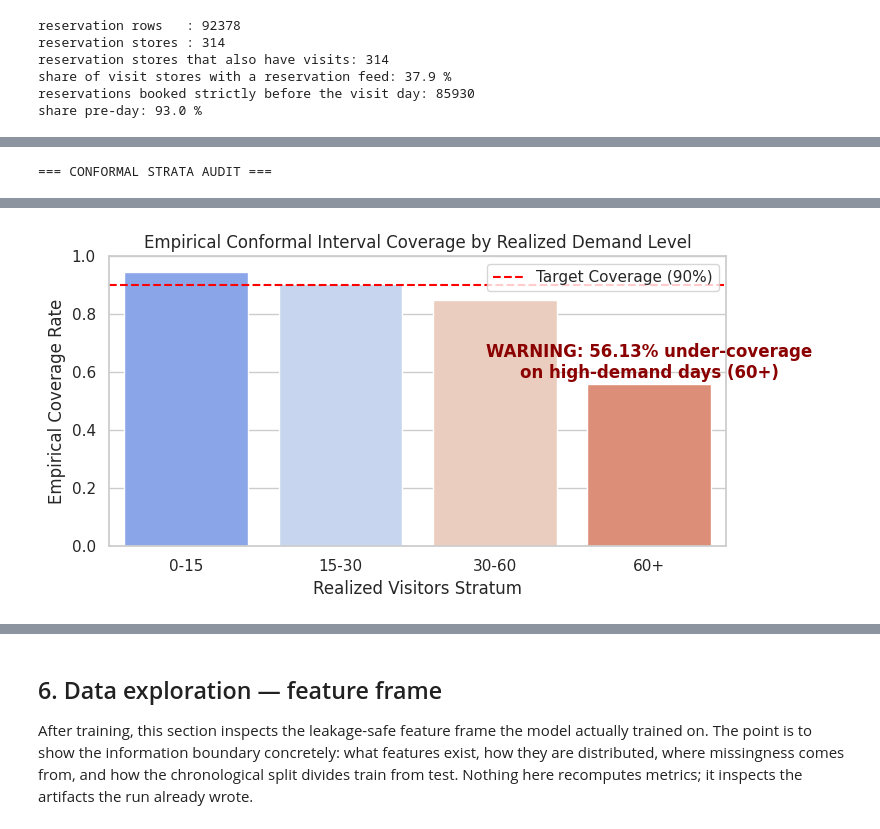
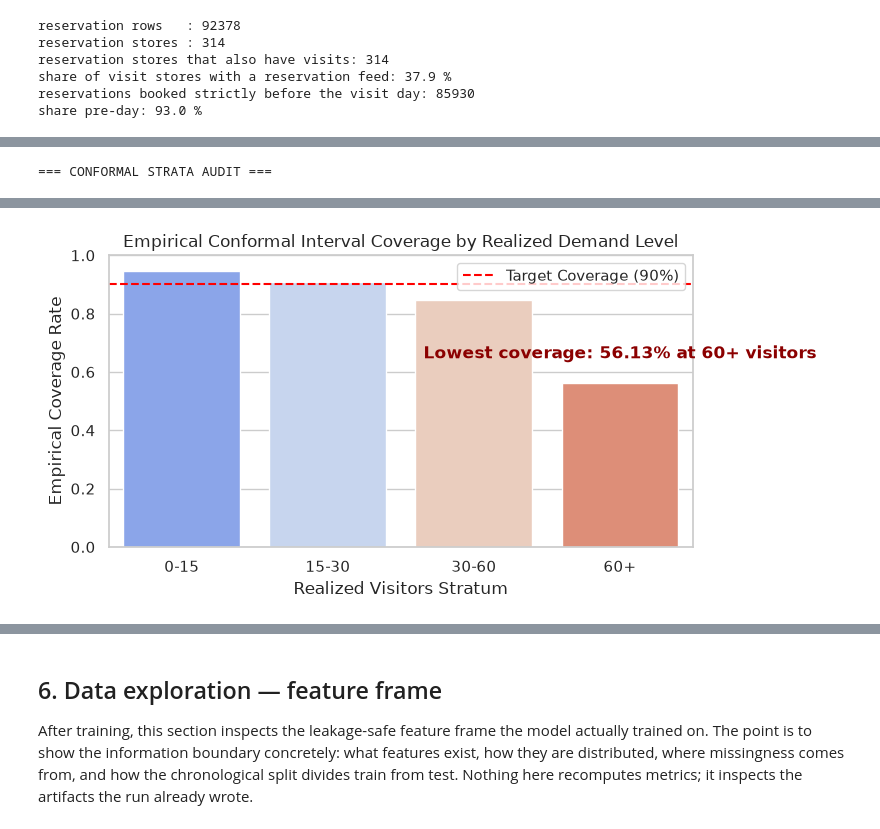
Before and after one commit to kelvintawe13/DemandIQ, a Jupyter notebook: model/notebooks/DemandIQ_03_Training_and_Export_final.ipynb, the cells around one changed output, grey strips where cells are left out. Drawn from its saved outputs; the diff is of its cells as text; code cells hidden in the pictures.

```diff
--- a/model/notebooks/DemandIQ_03_Training_and_Export_final.ipynb
+++ b/model/notebooks/DemandIQ_03_Training_and_Export_final.ipynb
@@ -114,6 +97,10 @@ from pathlib import Path
 import os
 import sys
 
+# Which run directory to read (and write) under model/artifacts/runs. The
+# default is the run the backend serves; override with DEMANDIQ_RUN_NAME.
+RUN_NAME = os.environ.get("DEMANDIQ_RUN_NAME", "latest")
+
 # ---------------------------------------------------------------- environment
 IS_COLAB = "google.colab" in sys.modules or Path("/content").exists()
 
@@ -122,8 +109,8 @@ if IS_COLAB:
     drive.mount("/content/drive")
     REPO_ROOT = Path("/content/demandiq")
     DATA_ROOT = REPO_ROOT / "model" / "data" / "recruit"
-    CKPT_DIR = REPO_ROOT / "model" / "artifacts" / "runs" / "nb03"
-    FIG_DIR = REPO_ROOT / "model" / "figures" / "nb03"
+    CKPT_DIR = REPO_ROOT / "model" / "artifacts" / "runs" / RUN_NAME
+    FIG_DIR = REPO_ROOT / "model" / "figures" / RUN_NAME
 else:
     def _find_repo_root() -> Path:
         for candidate in [Path.cwd(), *Path.cwd().parents]:
@@ -132,8 +119,8 @@ else:
         return Path.cwd()
     REPO_ROOT = _find_repo_root()
     DATA_ROOT = REPO_ROOT / "model" / "data" / "recruit"
-    CKPT_DIR = REPO_ROOT / "model" / "artifacts" / "runs" / "nb03"
-    FIG_DIR = REPO_ROOT / "model" / "figures" / "nb03"
+    CKPT_DIR = REPO_ROOT / "model" / "artifacts" / "runs" / RUN_NAME
+    FIG_DIR = REPO_ROOT / "model" / "figures" / RUN_NAME
 
 FIG_DIR.mkdir(parents=True, exist_ok=True)
 
@@ -150,6 +137,7 @@ STAGES = [
     "ingest",
     "baseline",
     "features",
+    "tune",
     "fallbacks",
     "lightgbm",
     "catboost",
@@ -167,6 +155,10 @@ FORCE = False
 # False reports them without blocking (used for subset / smoke runs).
 STRICT = True
 
+# Bounded tuning (Sections 3.14/3.25). The search only ever sees the final 10%
+# of the training window; the held-out test window is not a parameter.
+TUNE_TRIALS = 8
+
 # Backtest configuration (Section 3.25). Each fold refits LightGBM from scratch.
 BACKTEST_FOLDS = 6
 BACKTEST_TEST_DAYS = 30
@@ -679,6 +766,7 @@ Every stage writes an atomic checkpoint before the next starts. With `FORCE=Fals
 # WHAT YOU GET BACK:
 #   results is the dict every report cell below reads from, e.g.
 #     results['lightgbm'] -> {'mae': ..., 'best_iteration': ..., ...}
+#     results['tune'] -> {'best_trial': ..., 'best_params': ..., ...}
 #     results['conformal'] -> {'empirical_coverage': ..., ...}
 #     results['sensitivity'] -> {'feature_group_ablation': ..., ...}
 #     results['backtest'] -> {'n_folds': ..., 'mae_mean': ..., ...}
@@ -700,6 +788,7 @@ Every stage writes an atomic checkpoint before the next starts. With `FORCE=Fals
 # WHAT YOU GET BACK:
 #   results is the dict every report cell below reads from, e.g.
 #     results['lightgbm'] -> {'mae': ..., 'best_iteration': ..., ...}
+#     results['tune'] -> {'best_trial': ..., 'best_params': ..., ...}
 #     results['conformal'] -> {'empirical_coverage': ..., ...}
 #     results['sensitivity'] -> {'feature_group_ablation': ..., ...}
 #     results['backtest'] -> {'n_folds': ..., 'mae_mean': ..., ...}
@@ -725,6 +814,7 @@ results = run_pipeline(
     test_days=BACKTEST_TEST_DAYS,
     advance_days=BACKTEST_ADVANCE_DAYS,
     min_train_days=BACKTEST_MIN_TRAIN_DAYS,
+    tune_trials=TUNE_TRIALS,
 )
 print(f"\npipeline finished in {time.time() - t0:.1f}s")
 print("Completed stages:", ", ".join(sorted(results)) or "none")
@@ -888,26 +1048,42 @@ This under-coverage on high-demand days occurs because extreme spikes are highly
 # %%
-# 4. Conformal coverage validation
+# 4. Conformal coverage validation — values come from this run, or are reported absent.
 conf = results.get('conformal', {})
 print("=== CONFORMAL STRATA AUDIT ===")
-conf_strata = pd.DataFrame([conf.get("coverage_by_demand_level", {})
-                            if conf.get("coverage_by_demand_level") else
-                            {'0-15': 0.9466, '15-30': 0.9062, '30-60': 0.8483, '60+': 0.5613}],
-                           index=["empirical_coverage"]).T
-conf_strata["target_coverage"] = 0.90
-display(conf_strata)
+strata = conf.get("coverage_by_demand_level") or {}
+if strata:
+    conf_strata = pd.DataFrame({"empirical_coverage": strata})
+    conf_strata["target_coverage"] = conf.get("target_coverage", 0.90)
+    display(conf_strata)
 
-# Plotting coverage across demand thresholds with high-demand warning highlighted
-plt.figure(figsize=(8, 4))
-sns.barplot(x=conf_strata.index, y=conf_strata['empirical_coverage'], hue=conf_strata.index, palette='coolwarm', legend=False)
-plt.axhline(y=0.90, color='red', linestyle='--', label='Target Coverage (90%)')
-plt.text(3, 0.58, 'WARNING: 56.13% under-coverage\non high-demand days (60+)', color='darkred', weight='bold', ha='center')
-plt.title('Empirical Conformal Interval Coverage by Realized Demand Level')
-plt.ylabel('Empirical Coverage Rate')
-plt.xlabel('Realized Visitors Stratum')
-plt.ylim(0, 1.0)
-plt.legend()
-plt.tight_layout()
-plt.show()
+    plt.figure(figsize=(8, 4))
+    sns.barplot(
+        x=conf_strata.index,
+        y=conf_strata['empirical_coverage'],
+        hue=conf_strata.index,
+        palette='coolwarm',
+        legend=False,
+    )
+    plt.axhline(y=0.90, color='red', linestyle='--', label='Target Coverage (90%)')
+    worst_label = conf_strata['empirical_coverage'].idxmin()
+    worst_value = float(conf_strata.loc[worst_label, 'empirical_coverage'])
+    plt.annotate(
+        f"Lowest coverage: {worst_value:.2%} at {worst_label} visitors",
+        xy=(list(conf_strata.index).index(worst_label), worst_value),
+        xytext=(0, 18),
+        textcoords='offset points',
+        ha='center',
+        color='darkred',
+        weight='bold',
+    )
+    plt.title('Empirical Conformal Interval Coverage by Realized Demand Level')
+    plt.ylabel('Empirical Coverage Rate')
+    plt.xlabel('Realized Visitors Stratum')
+    plt.ylim(0, 1.0)
+    plt.legend()
+    plt.tight_layout()
+    plt.show()
+else:
+    print("Coverage by demand level is not available for this run (the conformal stage recorded none).")
 # %% [output]
 === CONFORMAL STRATA AUDIT ===
 |  | empirical_coverage | target_coverage |
@@ -917,2 +1093,2 @@ plt.show()
 | 60+ | 0.5613 | 0.9 |
-[figure, old version]
+[figure, new version]
```
Also changed, not shown: parts of 47 cells of this notebook, 47 other files.
